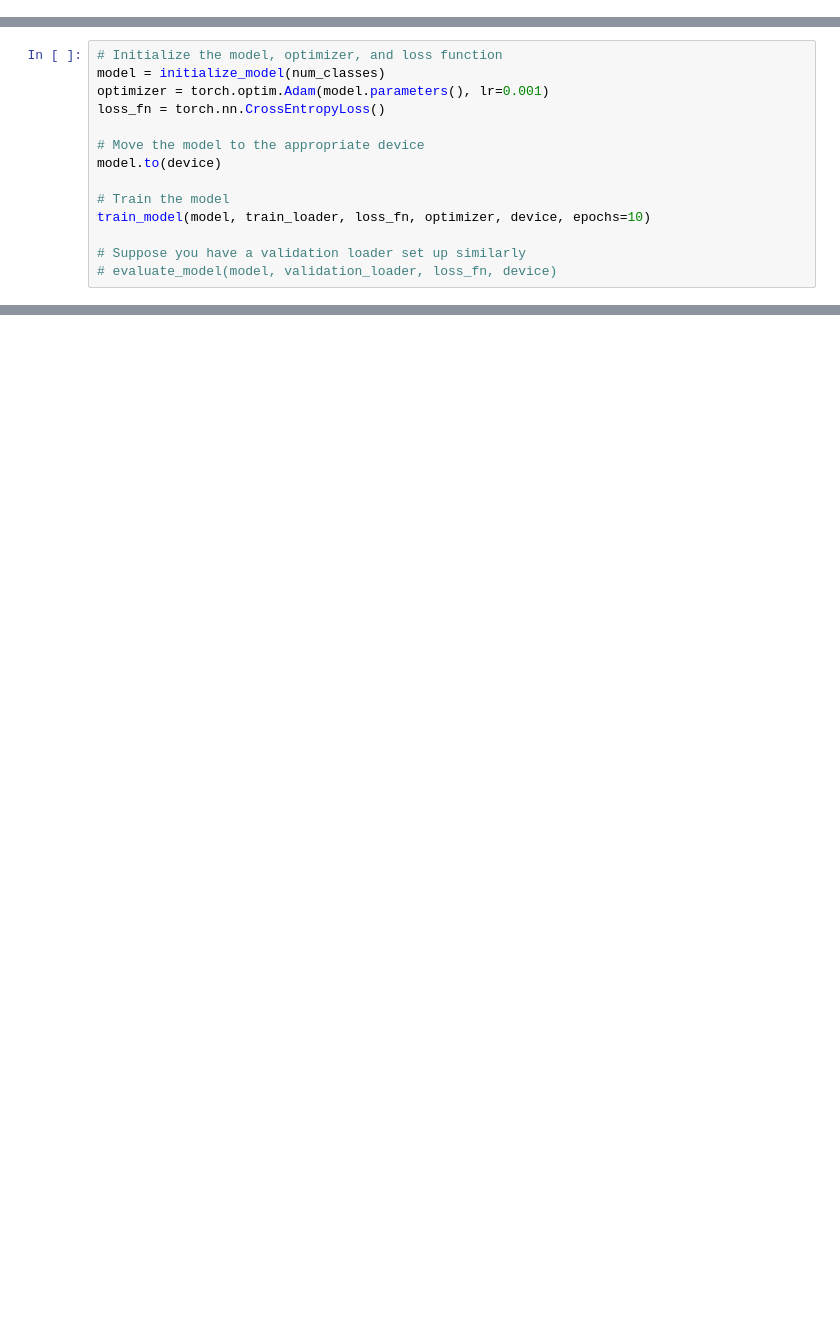
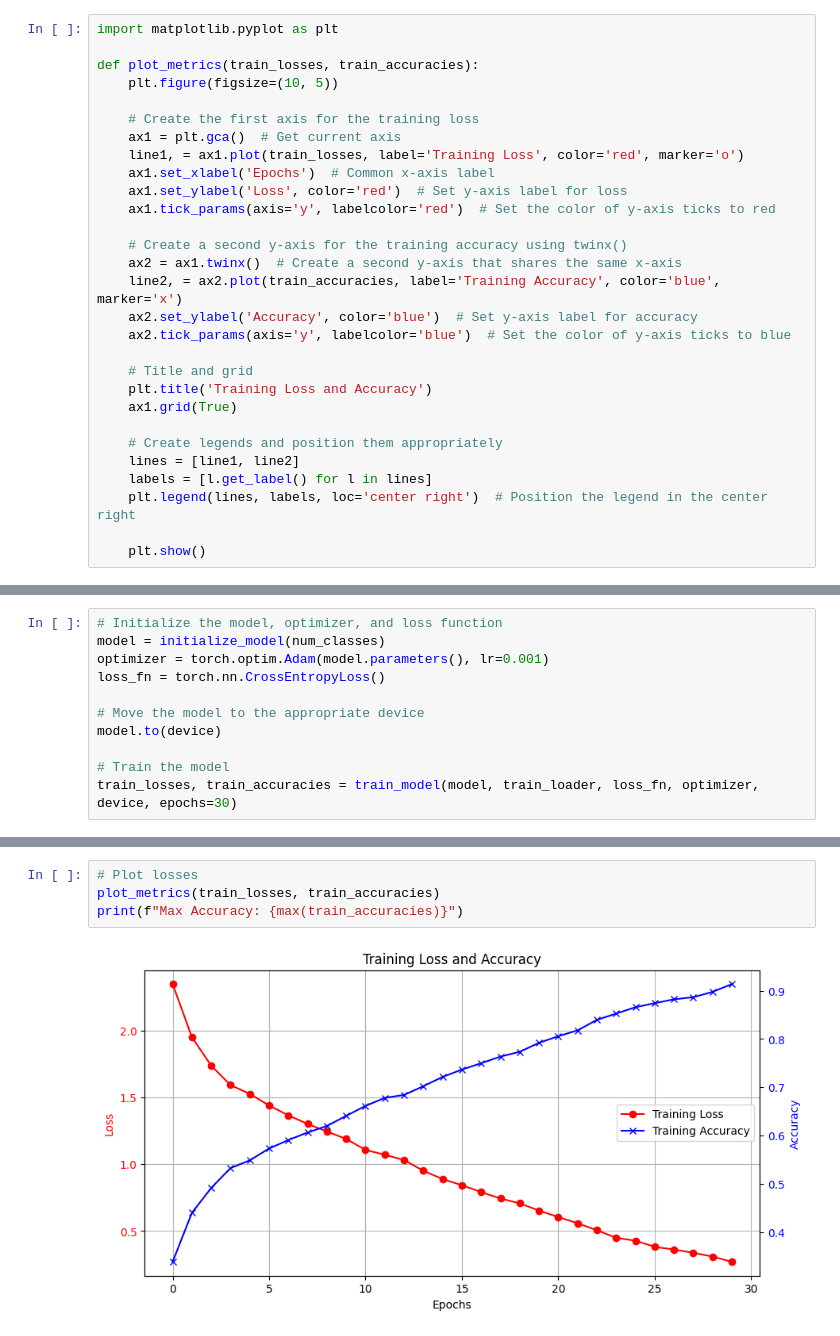
Before and after one commit to RuipengHan/Landmark-Recognition, a Jupyter notebook: models/baselines/resnet-18.ipynb, the cells around one changed output, grey strips where cells are left out. Saved outputs shown, nothing was run; the diff lists cells and outputs as text; blank space fills up the shorter version.

```diff
--- a/models/baselines/resnet-18.ipynb
+++ b/models/baselines/resnet-18.ipynb
@@ -186,3 +149,32 @@ def evaluate_model(model, dataloader, loss_fn, device):
+# %%
+import matplotlib.pyplot as plt
+
+def plot_metrics(train_losses, train_accuracies):
+    plt.figure(figsize=(10, 5))
+
+    # Create the first axis for the training loss
+    ax1 = plt.gca()  # Get current axis
+    line1, = ax1.plot(train_losses, label='Training Loss', color='red', marker='o')
+    ax1.set_xlabel('Epochs')  # Common x-axis label
+    ax1.set_ylabel('Loss', color='red')  # Set y-axis label for loss
+    ax1.tick_params(axis='y', labelcolor='red')  # Set the color of y-axis ticks to red
+
+    # Create a second y-axis for the training accuracy using twinx()
+    ax2 = ax1.twinx()  # Create a second y-axis that shares the same x-axis
+    line2, = ax2.plot(train_accuracies, label='Training Accuracy', color='blue', marker='x')
+    ax2.set_ylabel('Accuracy', color='blue')  # Set y-axis label for accuracy
+    ax2.tick_params(axis='y', labelcolor='blue')  # Set the color of y-axis ticks to blue
+
+    # Title and grid
+    plt.title('Training Loss and Accuracy')
+    ax1.grid(True)
+
+    # Create legends and position them appropriately
+    lines = [line1, line2]
+    labels = [l.get_label() for l in lines]
+    plt.legend(lines, labels, loc='center right')  # Position the legend in the center right
+
+    plt.show()
 # %%
 device = torch.device("cuda" if torch.cuda.is_available() else "cpu")
 optimizer = torch.optim.Adam(model.parameters(), lr=0.001)
@@ -202,7 +196,4 @@ loss_fn = torch.nn.CrossEntropyLoss()
 model.to(device)
 
 # Train the model
-train_model(model, train_loader, loss_fn, optimizer, device, epochs=10)
-
-# Suppose you have a validation loader set up similarly
-# evaluate_model(model, validation_loader, loss_fn, device)
+train_losses, train_accuracies = train_model(model, train_loader, loss_fn, optimizer, device, epochs=30)
@@ -208,0 +214,6 @@ train_model(model, train_loader, loss_fn, optimizer, device, epochs=10)
+# %%
+# Plot losses
+plot_metrics(train_losses, train_accuracies)
+print(f"Max Accuracy: {max(train_accuracies)}")
+# %% [output]
+[figure, added]
```
Also changed, not shown: parts of 14 cells of this notebook.
